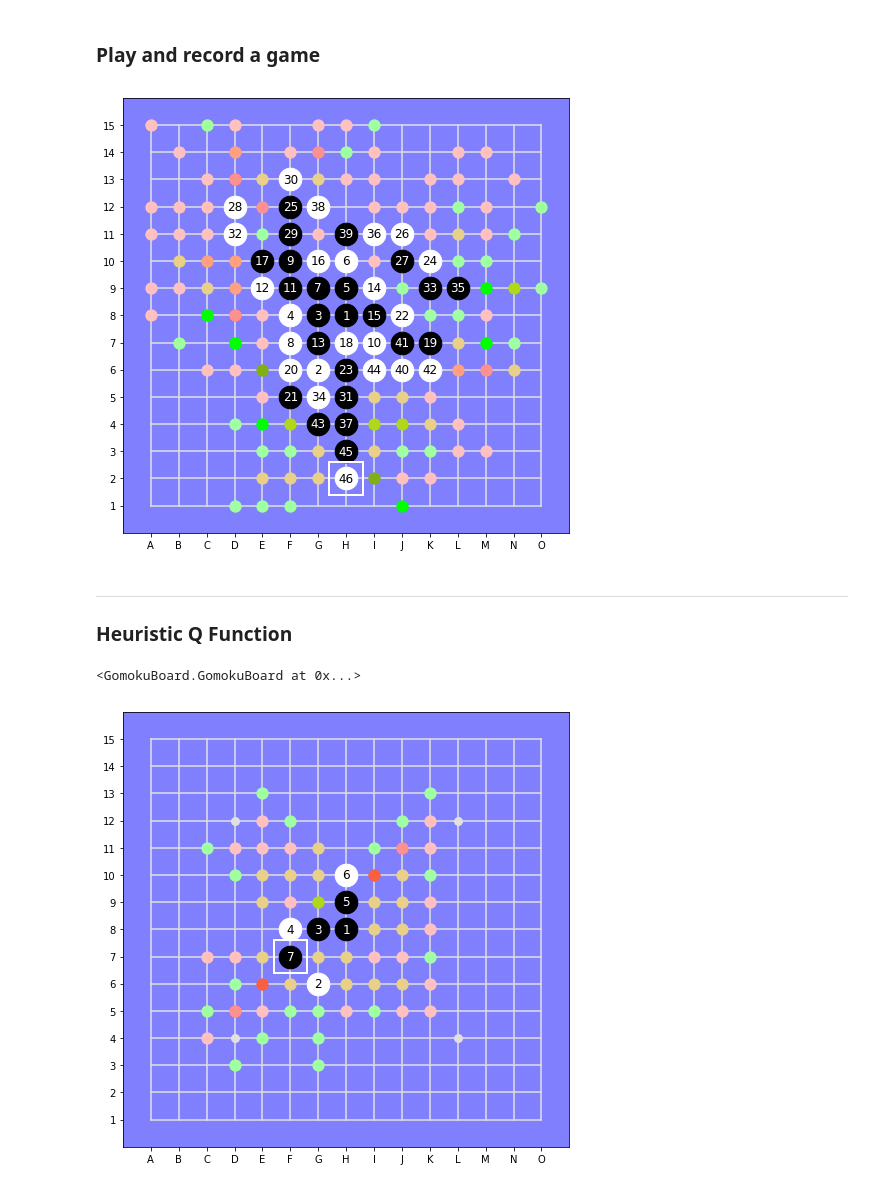
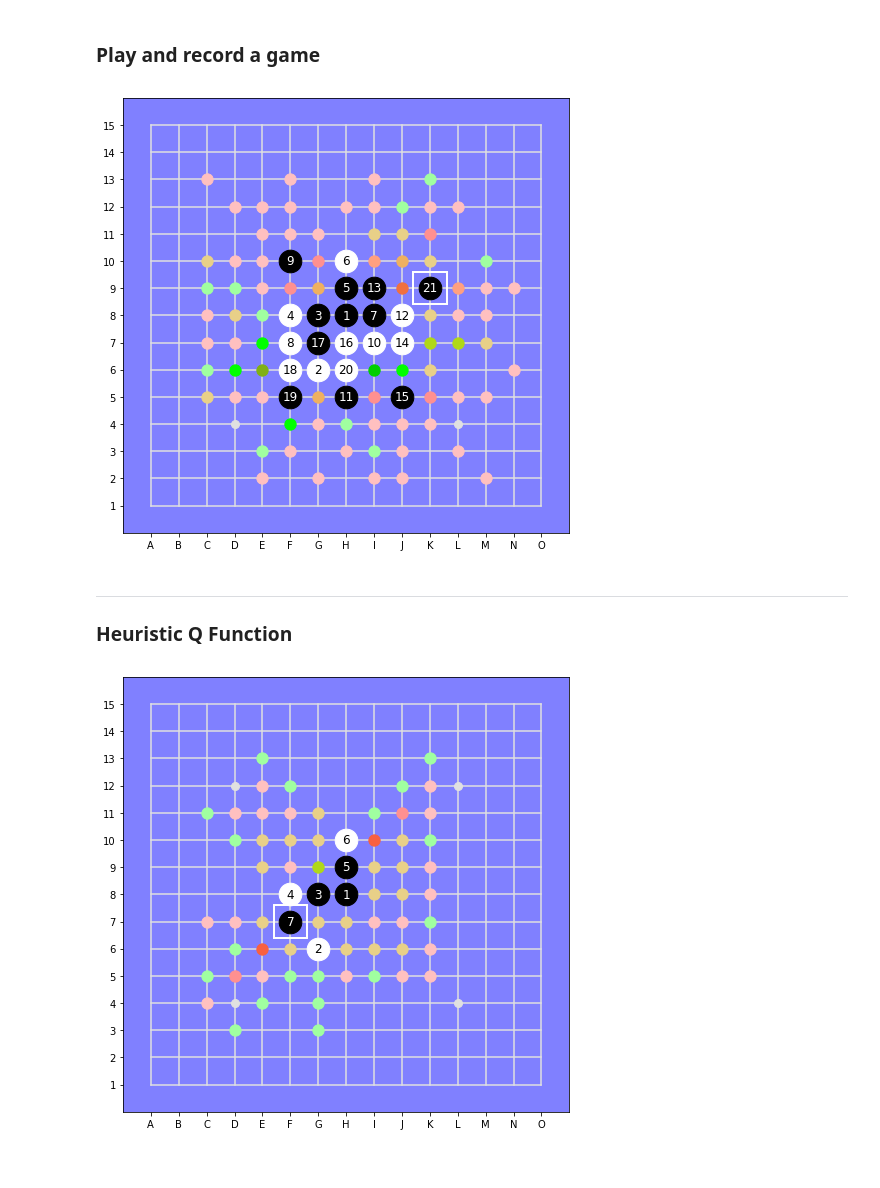
Before and after one commit to Project-Ellie/tutorials, a Jupyter notebook: other_stuff/DeepGomoku/new/HeuristicQFunction.ipynb, the cells around one changed output. Cells and saved outputs as stored; diff of their text form; code cells hidden in the pictures.

Commit message:
UCT with heuristic policy

```diff
--- a/other_stuff/DeepGomoku/new/HeuristicQFunction.ipynb
+++ b/other_stuff/DeepGomoku/new/HeuristicQFunction.ipynb
@@ -24,7 +24,7 @@ EDGES=2
 # %%
 heuristics = Heuristics(kappa=3.0)
 board = GomokuBoard(heuristics, N=15, disp_width=8)
-policy = HeuristicGomokuPolicy(board, 2)
+policy = HeuristicGomokuPolicy(bias=.5, style=2, topn=5)
 board.set(H,8).set('G',6).set(G,8).set(F,8).set(H,9).set(H,10)
 board.display('current');
 # %% [output]
@@ -80,33 +80,31 @@ array([[0., 0., 0., 0., 0., 0., 0., 0., 0., 0., 0., 0., 0., 0., 0.],
 # %% [markdown]
 ### Play and record a game
 # %%
-def record_game(heuristics):
+def roll_out(heuristics):
     board = GomokuBoard(heuristics, N=15, disp_width=8)
-    policy = HeuristicGomokuPolicy(board, 2)
+    policy = HeuristicGomokuPolicy(bias=.5, style=2, topn=5)
     board.set(H,8).set('G',6).set(G,8).set(F,8).set(H,9).set(H,10)
     n = 0
     board.compute_all_scores()
-    move = policy.suggest()
+    move = policy.suggest(board)
     while move.status == 0 and n < 100:
         board.set(move.x,move.y)
         board.compute_all_scores()
-        move = policy.suggest()
+        move = policy.suggest(board)
         n+=1
     return board
 # %%
-board = record_game(heuristics)
+board = roll_out(heuristics)
 board.display('current')
 # %% [output]
-[figure, old version]
+[figure, new version]
 # %% [markdown]
 ---
 ### Heuristic Q Function
 # %%
 board = GomokuBoard(heuristics, N=15, disp_width=8)
-policy = HeuristicGomokuPolicy(board, 2)
-board.set(H,8).set('G',6).set(G,8).set(F,8).set(H,9).set(H,10).set(F,7)
+policy = HeuristicGomokuPolicy(bias=.5, style=2, topn=5)
+board.set(H,8).set('G',6).set(G,8).set(F,8).set(H,9).set(H,10).set(F,7);
-# %% [output]
-<GomokuBoard.GomokuBoard at 0x...>
 # %%
 board.display('current')
 # %% [output]
```
Also changed, not shown: parts of 5 cells of this notebook, 20 other files.
